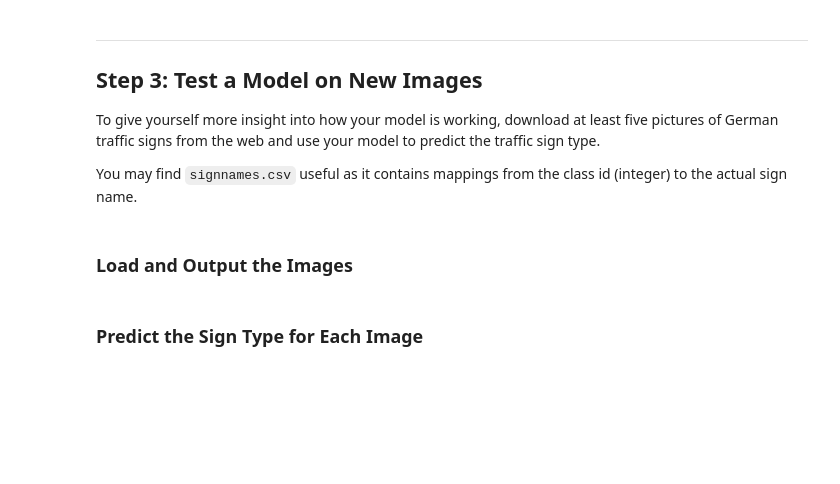
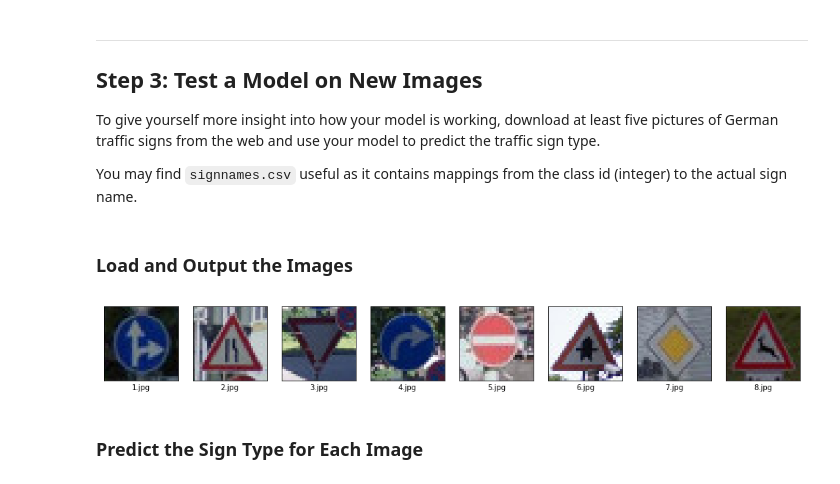
Before and after one commit to stefancyliax/CarND-Traffic-Sign-Classifier-Project, a Jupyter notebook: Traffic_Sign_Classifier.ipynb, the cells around one changed output. Cells and saved outputs as stored; diff of their text form; code cells hidden in the pictures; blank space fills up the shorter version.

```diff
--- a/Traffic_Sign_Classifier.ipynb
+++ b/Traffic_Sign_Classifier.ipynb
@@ -673,2 +685,41 @@ You may find `signnames.csv` useful as it contains mappings from the class id (i
+# %%
+### Load the images and plot them here.
+### Feel free to use as many code cells as needed.
+import matplotlib.image as mpimg
+
+sdir = 'additional_signs/'
+X_test_own = np.array([])
+
+for n in range(8):
+    image = mpimg.imread(sdir + str(n+1) + '.jpg')
+    if X_test_own.size == 0:
+        X_test_own = image.reshape(1,32,32,3)
+    else:
+        X_test_own = np.vstack((X_test_own, image.reshape(1,32,32,3)))
+
+
+
+y_test_own = np.array([36, #Go straight or right
+                      24, #Road narrows on the right
+                      13, #Yield
+                      33, #Turn right ahead
+                      17, #No entry
+                      11, #Right-of-way at the next intersection
+                      12, #Priority road
+                      31, #Wild animals crossing
+                      ])
+
+assert X_test_own.shape[0] == y_test_own.shape[0]
+# %%
+plt.figure(figsize=(17,6))
+
+for n in range(len(y_test_own)):
+    image = X_test_own[n]
+    plt.subplot(1,len(y_test_own),n+1)
+    plt.xticks([]), plt.yticks([])
+    plt.imshow(image, cmap="gray")
+    plt.xlabel(str(n+1) + '.jpg')
+# %% [output]
+[figure, added]
 # %% [markdown]
 ### Predict the Sign Type for Each Image
```
Also changed, not shown: parts of 27 cells of this notebook, 8 other files.
